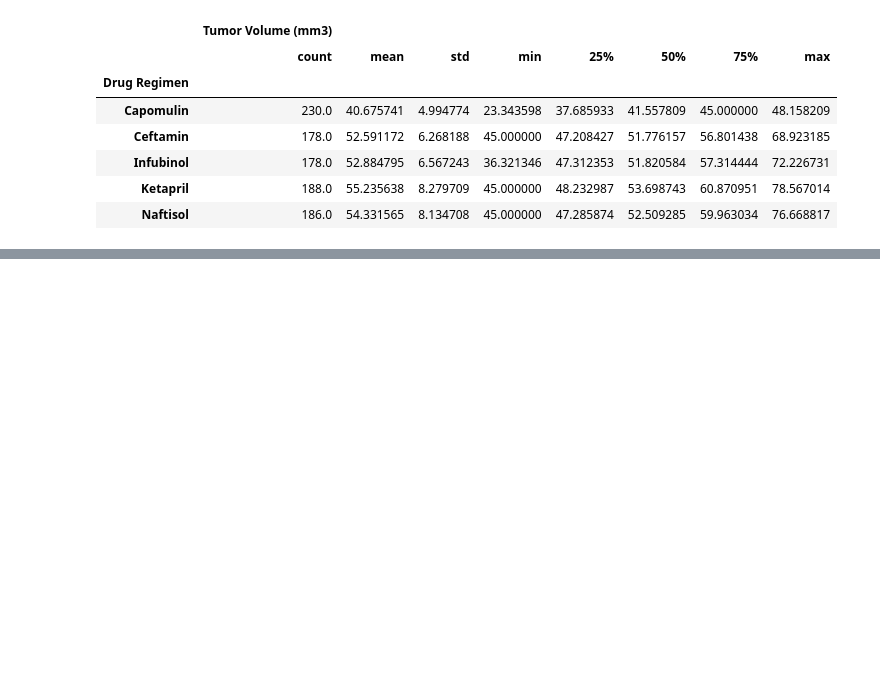
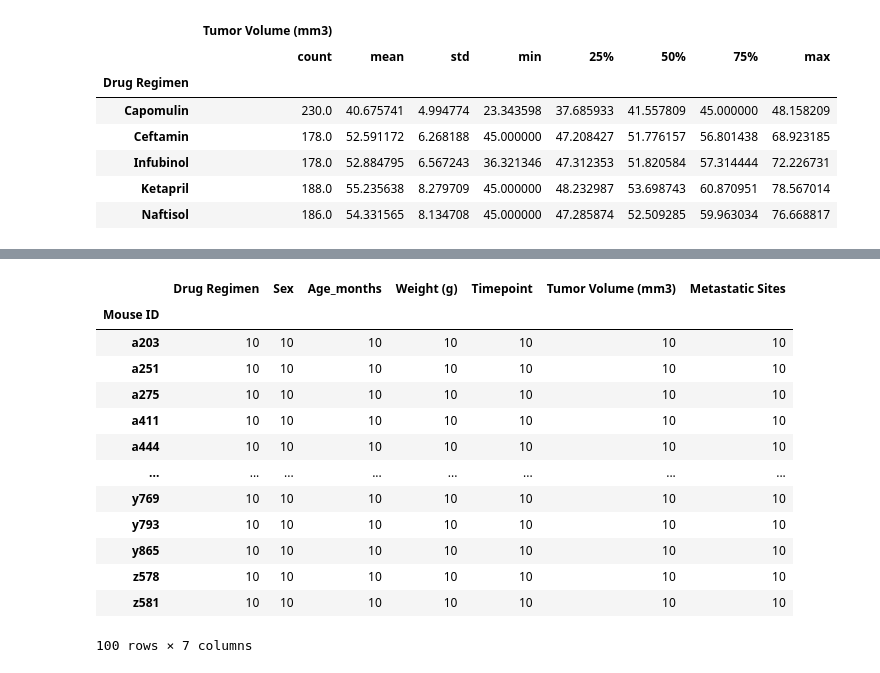
Before and after one commit to gucaselo/matplotlib, a Jupyter notebook: Pymaceuticals/Pymaceuticals.ipynb, the cells around one changed output, grey strips where cells are left out. Saved outputs shown, nothing was run; the diff lists cells and outputs as text; code cells hidden in the pictures; blank space fills up the shorter version.

Commit message:
Filtered data with promising treatments.

```diff
--- a/Pymaceuticals/Pymaceuticals.ipynb
+++ b/Pymaceuticals/Pymaceuticals.ipynb
@@ -117,0 +116,24 @@ plt.ylabel("")
+# %%
+#Creating new Data Frame with the most promising treatment regimens: #Capomulin, Ramicane, Infubinol, and Ceftamin.
+promising_treatments = clean_merge[(clean_merge['Drug Regimen'] == 'Capomulin') |
+                                   (clean_merge['Drug Regimen'] == 'Ramicane')  |
+                                   (clean_merge['Drug Regimen'] == 'Infubinol') |
+                                   (clean_merge['Drug Regimen'] == 'Ceftamin')
+                                  ]
+group_promising_treatments = promising_treatments.groupby(['Mouse ID'])
+group_promising_treatments.count()
+# %% [output]
+|  | Drug Regimen | Sex | Age_months | Weight (g) | Timepoint | Tumor Volume (mm3) | Metastatic Sites |
+| Mouse ID |  |  |  |  |  |  |  |
+| a203 | 10 | 10 | 10 | 10 | 10 | 10 | 10 |
+| a251 | 10 | 10 | 10 | 10 | 10 | 10 | 10 |
+| a275 | 10 | 10 | 10 | 10 | 10 | 10 | 10 |
+| a411 | 10 | 10 | 10 | 10 | 10 | 10 | 10 |
+| a444 | 10 | 10 | 10 | 10 | 10 | 10 | 10 |
+| ... | ... | ... | ... | ... | ... | ... | ... |
+| y769 | 10 | 10 | 10 | 10 | 10 | 10 | 10 |
+| y793 | 10 | 10 | 10 | 10 | 10 | 10 | 10 |
+| y865 | 10 | 10 | 10 | 10 | 10 | 10 | 10 |
+| z578 | 10 | 10 | 10 | 10 | 10 | 10 | 10 |
+| z581 | 10 | 10 | 10 | 10 | 10 | 10 | 10 |
+100 rows × 7 columns
```
Also changed, not shown: parts of 3 cells of this notebook.
